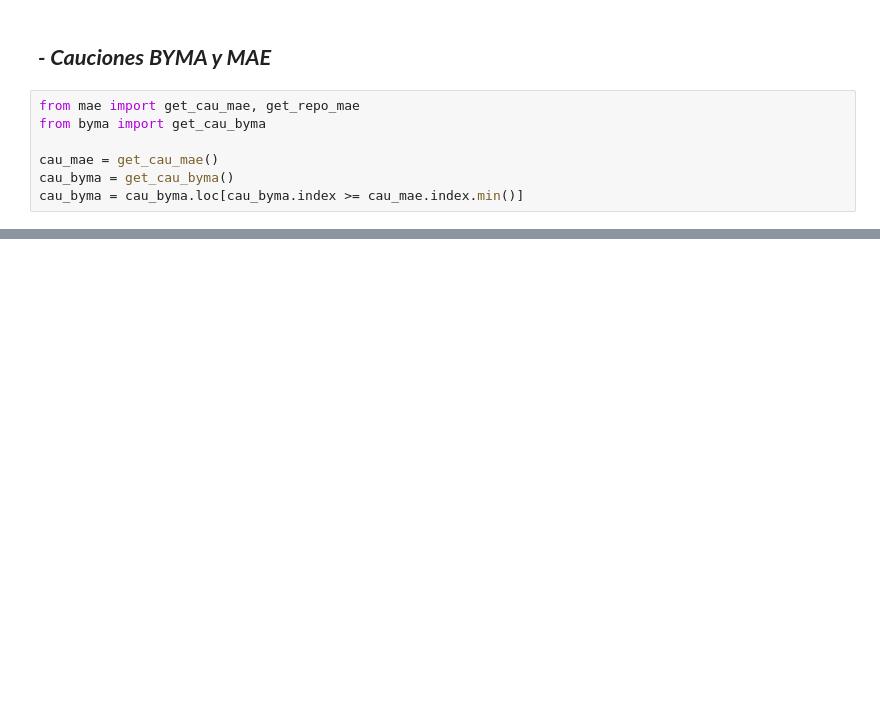
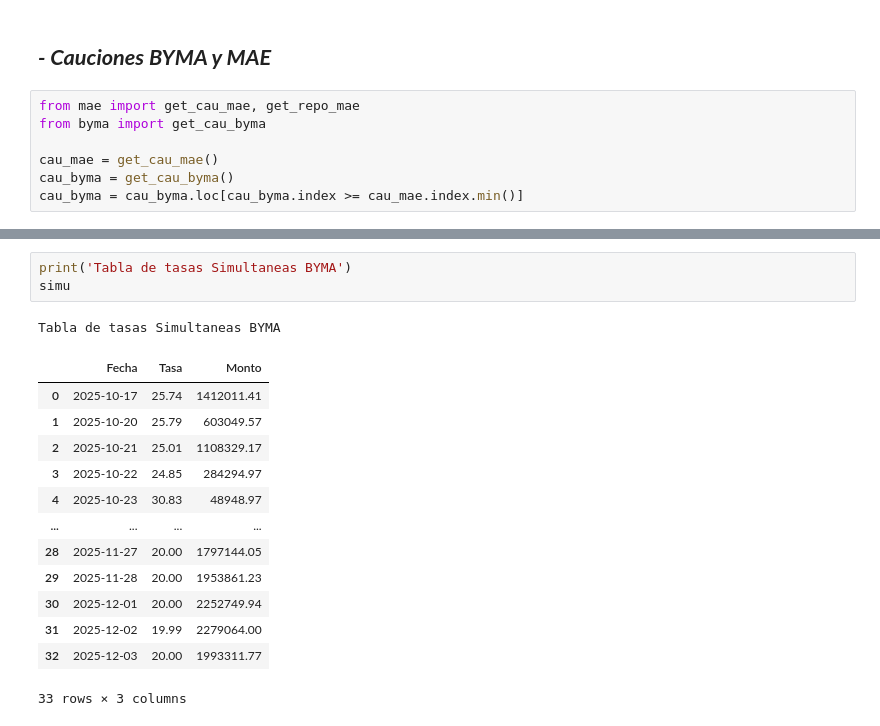
Before and after one commit to jdtluis/Reporte-Futuros_Tasas, a Jupyter notebook: index.ipynb, the cells around one changed output, grey strips where cells are left out. Saved outputs shown, nothing was run; the diff lists cells and outputs as text; blank space fills up the shorter version.

```diff
--- a/index.ipynb
+++ b/index.ipynb
@@ -210,3 +241,21 @@ plt.show()
+# %%
+print('Tabla de tasas Simultaneas BYMA')
+simu
+# %% [output]
+Tabla de tasas Simultaneas BYMA
+|  | Fecha | Tasa | Monto |
+| 0 | 2025-10-17 | 25.74 | 1412011.41 |
+| 1 | 2025-10-20 | 25.79 | 603049.57 |
+| 2 | 2025-10-21 | 25.01 | 1108329.17 |
+| 3 | 2025-10-22 | 24.85 | 284294.97 |
+| 4 | 2025-10-23 | 30.83 | 48948.97 |
+| ... | ... | ... | ... |
+| 28 | 2025-11-27 | 20.00 | 1797144.05 |
+| 29 | 2025-11-28 | 20.00 | 1953861.23 |
+| 30 | 2025-12-01 | 20.00 | 2252749.94 |
+| 31 | 2025-12-02 | 19.99 | 2279064.00 |
+| 32 | 2025-12-03 | 20.00 | 1993311.77 |
+33 rows × 3 columns
 # %%
 !py -3.10 -m nbconvert --no-input --to html index.ipynb -output index.html
 # %% [output]
```
Also changed, not shown: parts of 10 cells of this notebook, 4 other files.
